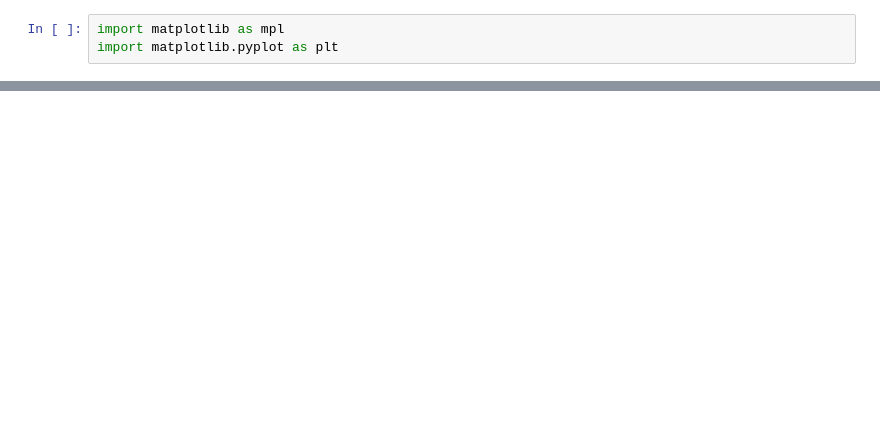
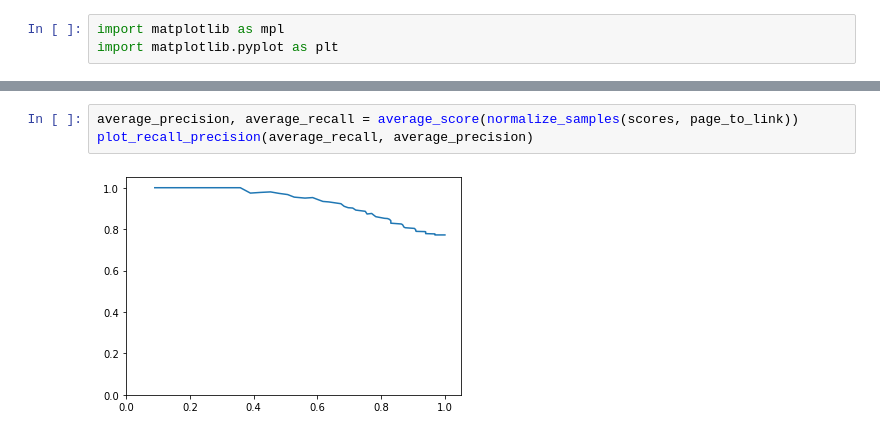
Before and after one commit to Progetto-Agiw/Page-Linkage, a Jupyter notebook: jaccard-similiarity/Grafici dataset artigianale.ipynb, the cells around one changed output, grey strips where cells are left out. Saved outputs shown, nothing was run; the diff lists cells and outputs as text; blank space fills up the shorter version.

```diff
--- a/jaccard-similiarity/Grafici dataset artigianale.ipynb
+++ b/jaccard-similiarity/Grafici dataset artigianale.ipynb
@@ -88,0 +77,5 @@ plot_recall_precision(scores[0], scores[1])
+# %%
+average_precision, average_recall = average_score(normalize_samples(scores, page_to_link))
+plot_recall_precision(average_recall, average_precision)
+# %% [output]
+[figure, added]
```
Also changed, not shown: parts of 6 cells of this notebook.
